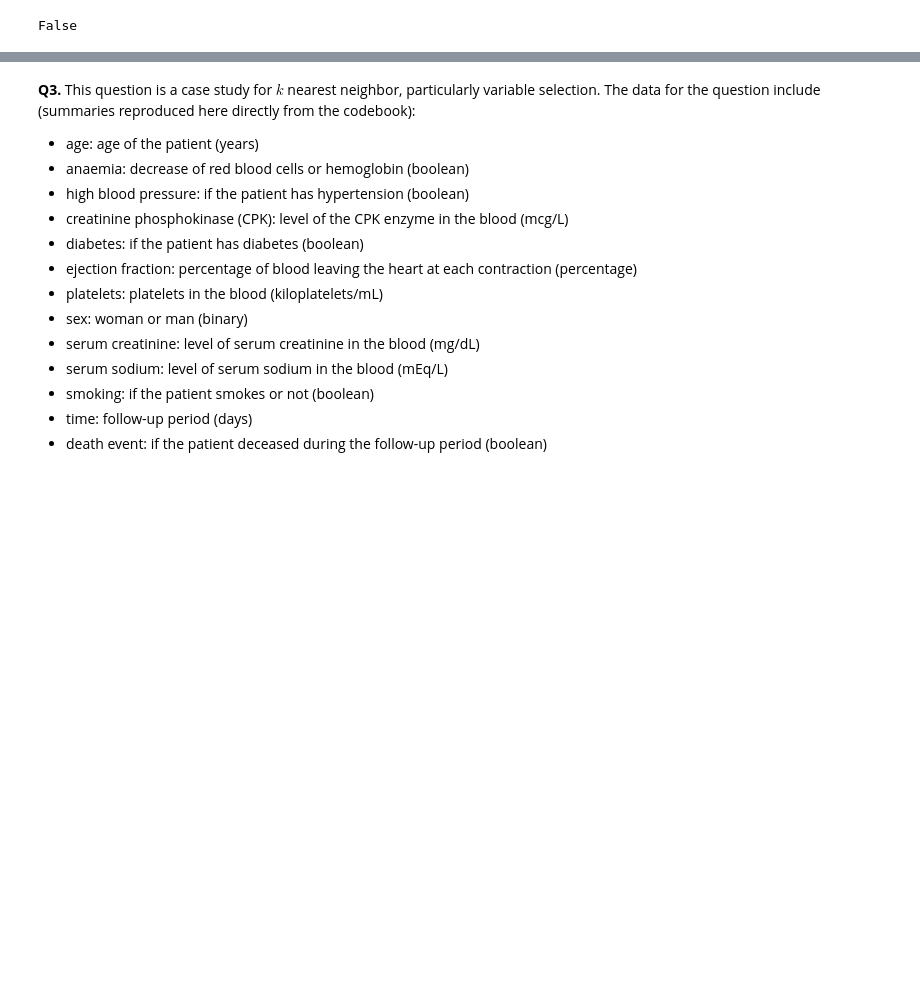
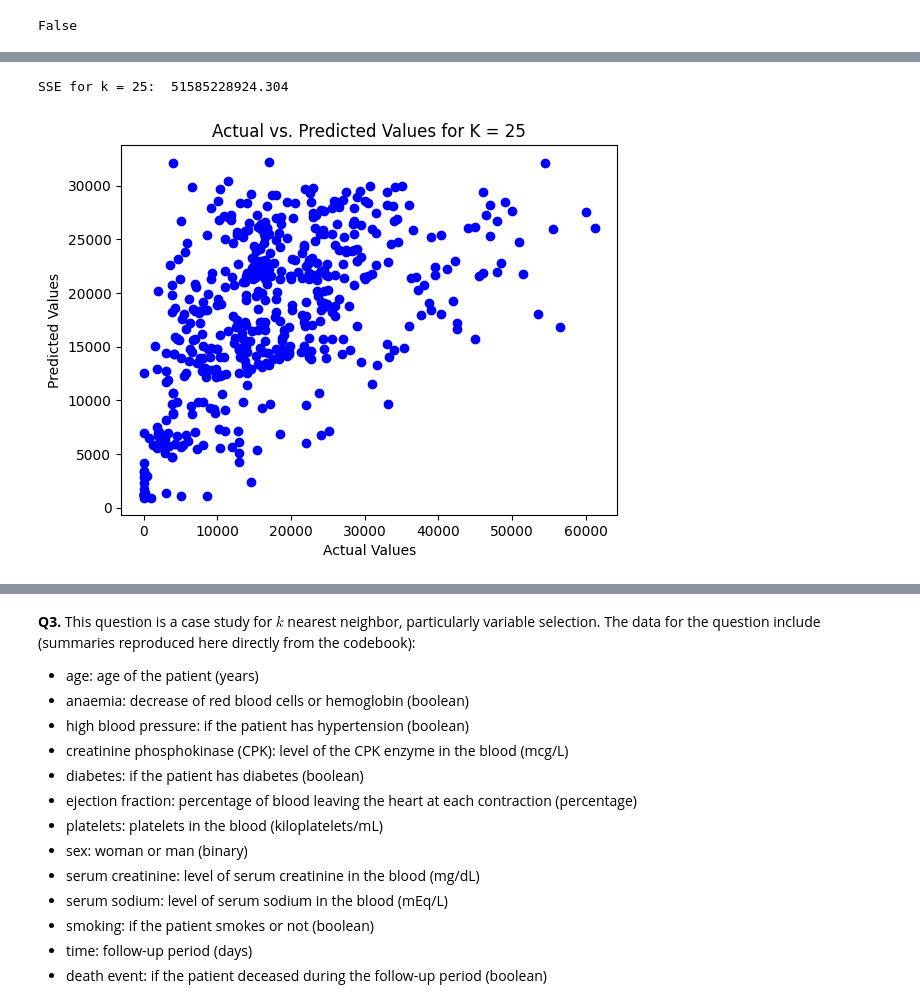
Before and after one commit to Sabrina-Hendricks/assignment3, a Jupyter notebook: assignment_knn_and_kmc.ipynb, the cells around one changed output, grey strips where cells are left out. Cells and saved outputs as stored; diff of their text form; code cells hidden in the pictures; blank space fills up the shorter version.

```diff
--- a/assignment_knn_and_kmc.ipynb
+++ b/assignment_knn_and_kmc.ipynb
@@ -93,3 +128,18 @@ print(SSE_test[0]) #SSE for k = 3
 # %%
-this_plot = sns.scatterplot(data=df,x='Age',y='AnnualSalary',hue='Purchased')
+#For k = 25, doing KNN
+model_k25 = kNNRegression(n_neighbors=25)
+fitted_model_k25 = model_k25.fit(X_train,y_train)
+y_hat_k25 = fitted_model_k25.predict(X_test)
+#Finding the SSE
+SSE_test_k25 = np.sum( (y_test-y_hat_k25)**2 )
+print("SSE for k = 25: ", SSE_test_k25)
+#Plot test against predicted values
+plt.scatter(y_test, y_hat_k25, color='blue')
+plt.xlabel('Actual Values')
+plt.ylabel('Predicted Values')
+plt.title('Actual vs. Predicted Values for K = 25')
+plt.show()
+# %% [output]
+SSE for k = 25:  51585228924.304
+[figure, added]
 # %%
```
Also changed, not shown: parts of 21 cells of this notebook.
